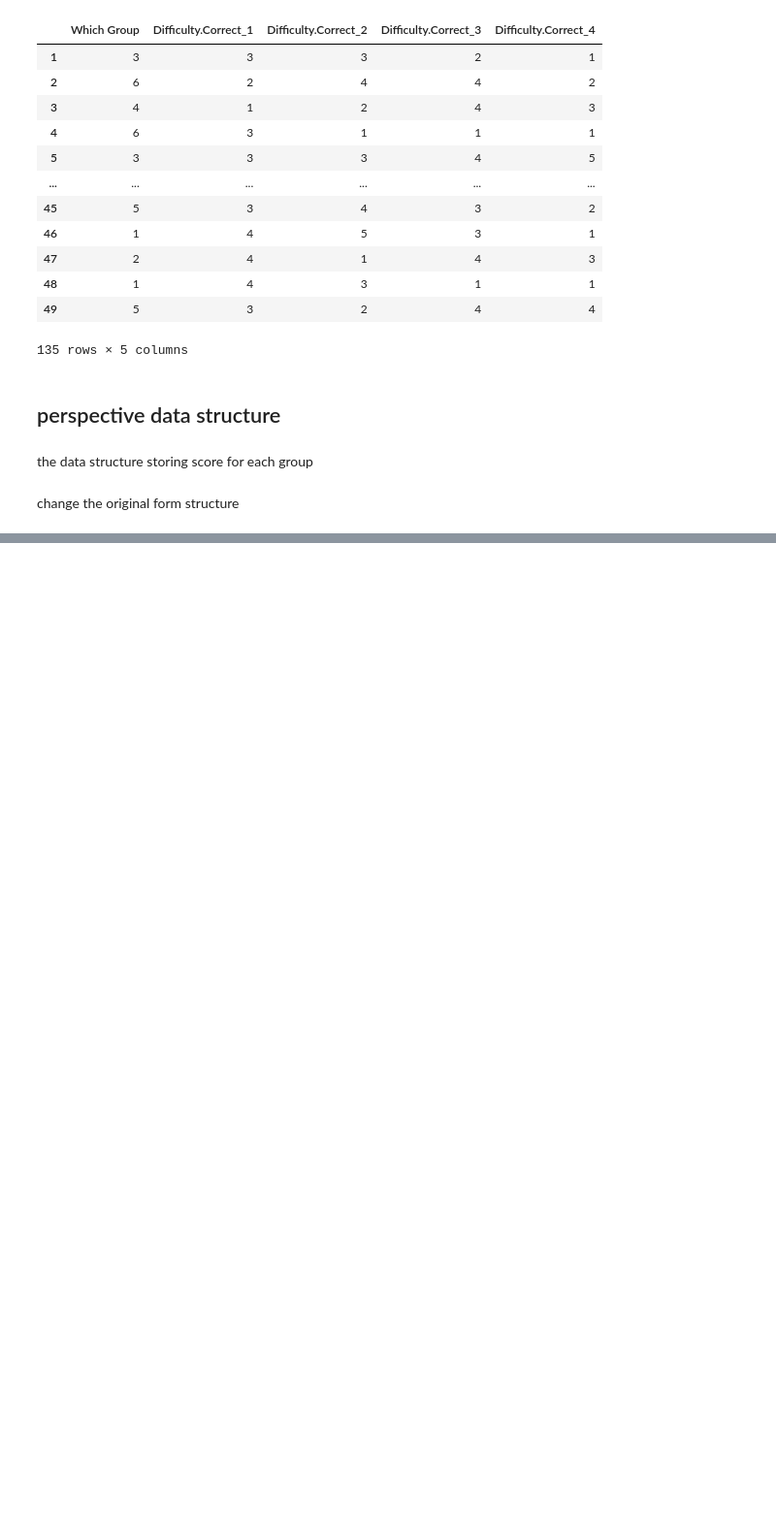
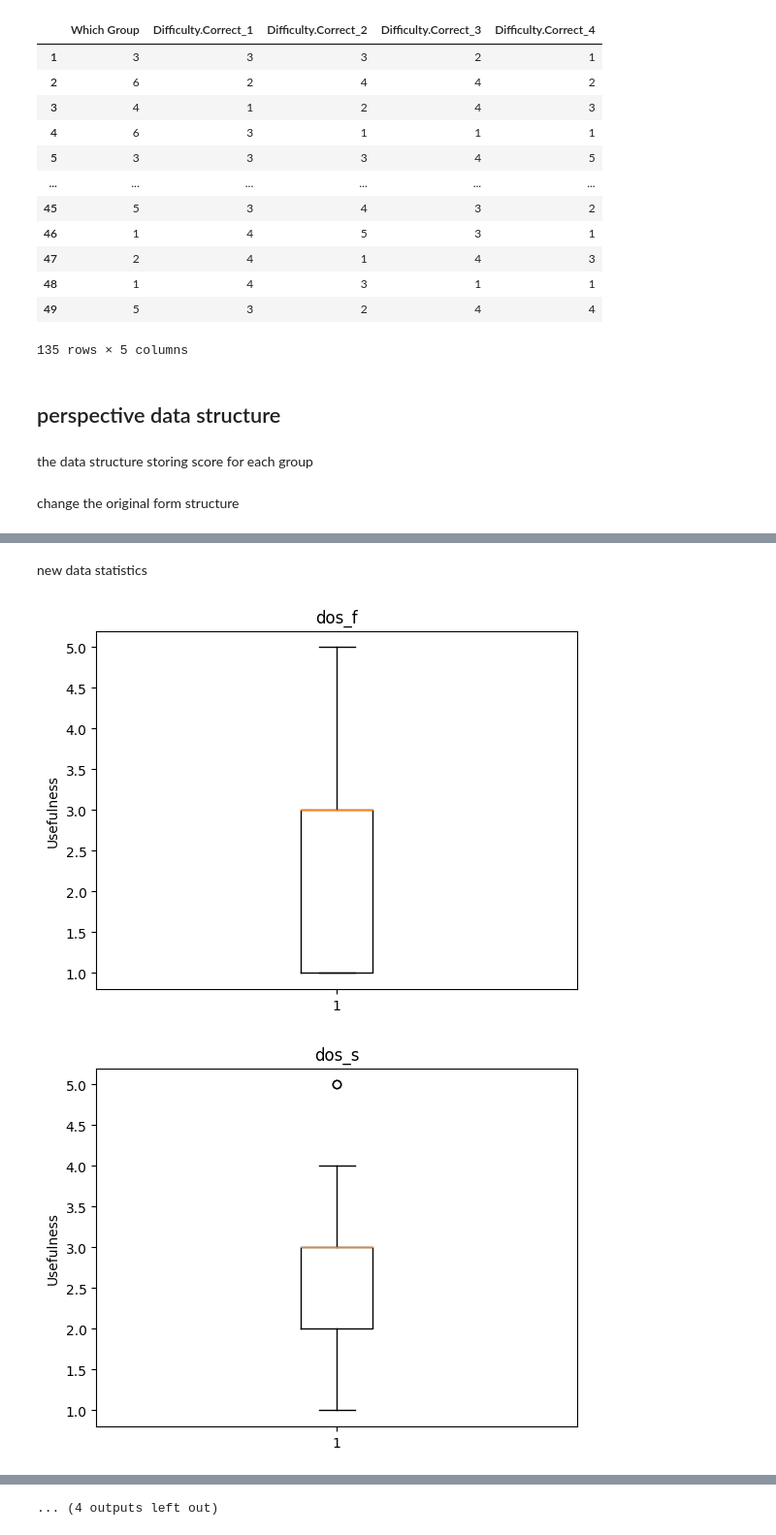
Before and after one commit to HarryZhangHH/SecurityMeasurementExperiment, a Jupyter notebook: assignment2/perspectives/analysis.ipynb, the cells around one changed output, grey strips where cells are left out. Shown at 97% size. Saved outputs shown, nothing was run; the diff lists cells and outputs as text; code cells hidden in the pictures; blank space fills up the shorter version.

```diff
--- a/assignment2/perspectives/analysis.ipynb
+++ b/assignment2/perspectives/analysis.ipynb
@@ -180,15 +226,16 @@ score
 # %%
 import numpy as np
 import matplotlib.pyplot as plt
-import seaborn as sns
 import statsmodels.api as sm
 
-for key in score:
-    plt.boxplot(score[key])
-    plt.title(key)
-    plt.show()
+def plot(score = new_score):
+    for key in score:
+        plt.boxplot(score[key])
+        plt.ylabel('Usefulness')
+        plt.title(key)
+        plt.show()
 
-for key in score:
-    sm.qqplot(np.array(score[key]), line='s')
-    plt.title(key)
-    plt.show()
+    for key in score:
+        sm.qqplot(np.array(score[key]), line='s')
+        plt.title(key)
+        plt.show()
@@ -276,0 +293,7 @@ p-value: 0.7454092411465103
+# %% [markdown]
+new data statistics
+# %%
+plot(new_score)
+# %% [output]
+[figure, added]
+[figure, added]
@@ -276,0 +310 @@ p-value: 0.7454092411465103
+... (4 outputs left out)
```
Also changed, not shown: parts of 16 cells of this notebook.
